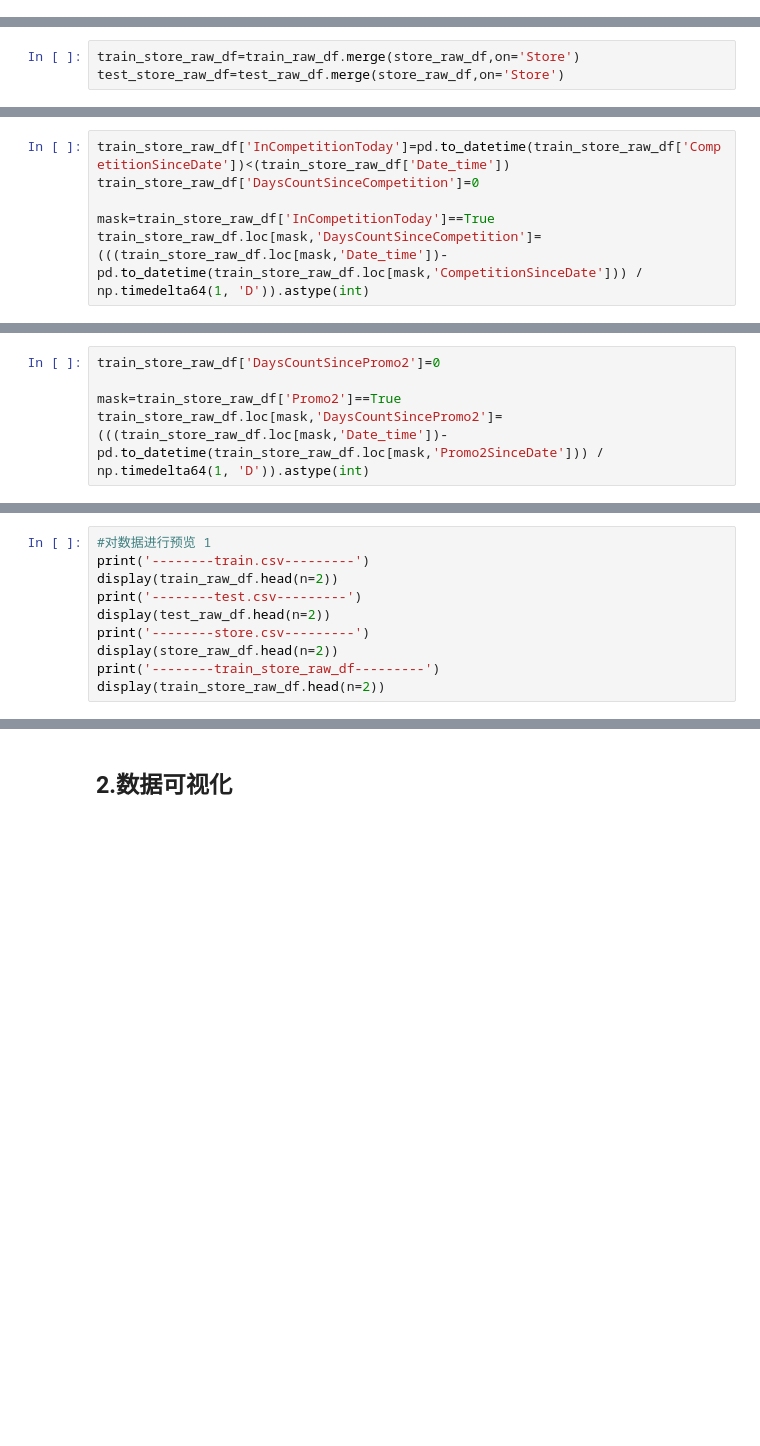
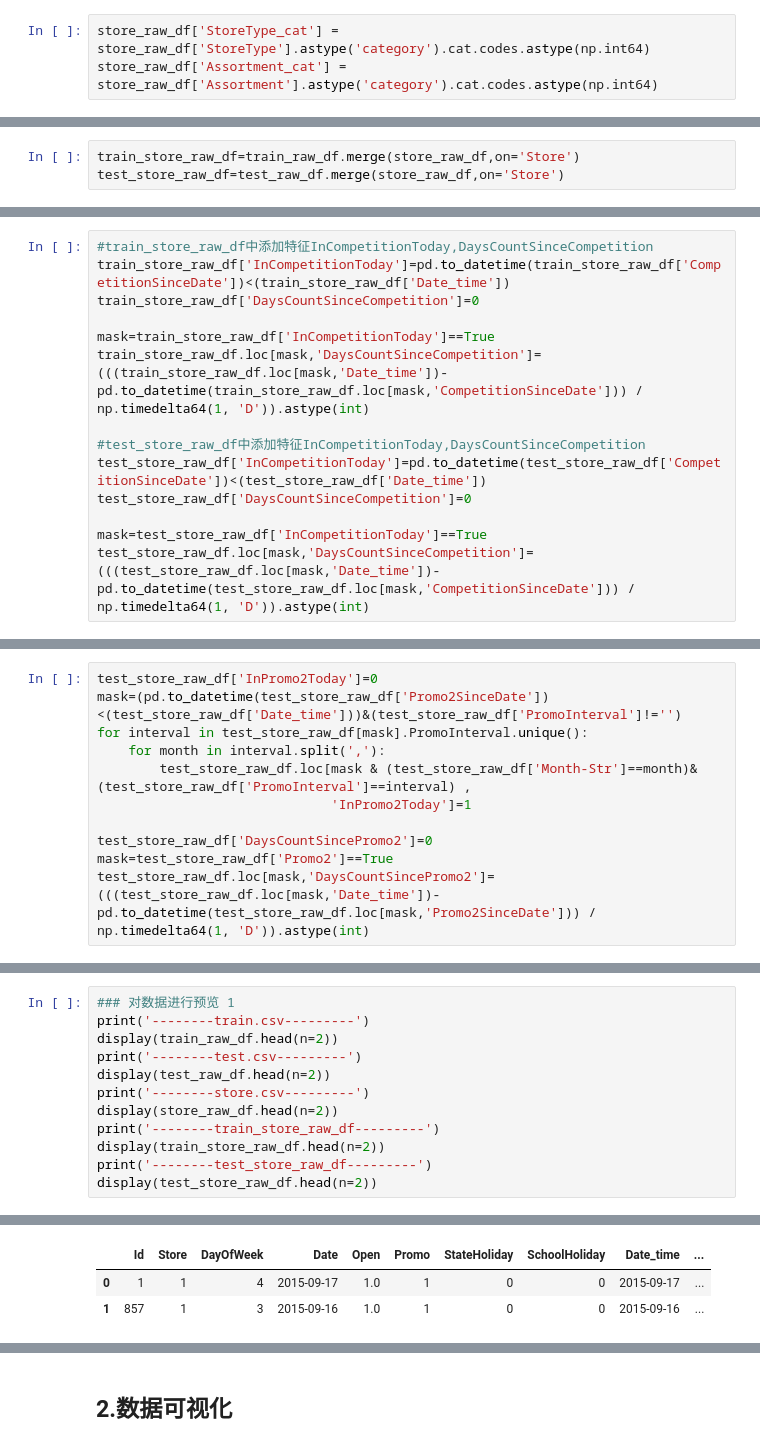
Before and after one commit to apmfifty/capstone, a Jupyter notebook: Rossmann_Store_Sales/Capstone_Project_Rossman_Sales_Prediction_1.ipynb, the cells around one changed output, grey strips where cells are left out. Drawn from its saved outputs; the diff is of its cells as text; blank space fills up the shorter version.

```diff
--- a/Rossmann_Store_Sales/Capstone_Project_Rossman_Sales_Prediction_1.ipynb
+++ b/Rossmann_Store_Sales/Capstone_Project_Rossman_Sales_Prediction_1.ipynb
@@ -203 +286,4 @@ store_raw_df['PromoInterval'].fillna('',inplace=True)
+# %%
+store_raw_df['StoreType_cat'] = store_raw_df['StoreType'].astype('category').cat.codes.astype(np.int64)
+store_raw_df['Assortment_cat'] = store_raw_df['Assortment'].astype('category').cat.codes.astype(np.int64)
 # %% [markdown]
@@ -212,7 +300,15 @@ test_store_raw_df=test_raw_df.merge(store_raw_df,on='Store')
 # %%
+#train_store_raw_df中添加特征InCompetitionToday,DaysCountSinceCompetition
 train_store_raw_df['InCompetitionToday']=pd.to_datetime(train_store_raw_df['CompetitionSinceDate'])<(train_store_raw_df['Date_time'])
 train_store_raw_df['DaysCountSinceCompetition']=0
 
 mask=train_store_raw_df['InCompetitionToday']==True
 train_store_raw_df.loc[mask,'DaysCountSinceCompetition']=(((train_store_raw_df.loc[mask,'Date_time'])-pd.to_datetime(train_store_raw_df.loc[mask,'CompetitionSinceDate'])) / np.timedelta64(1, 'D')).astype(int)
+
+#test_store_raw_df中添加特征InCompetitionToday,DaysCountSinceCompetition
+test_store_raw_df['InCompetitionToday']=pd.to_datetime(test_store_raw_df['CompetitionSinceDate'])<(test_store_raw_df['Date_time'])
+test_store_raw_df['DaysCountSinceCompetition']=0
+
+mask=test_store_raw_df['InCompetitionToday']==True
+test_store_raw_df.loc[mask,'DaysCountSinceCompetition']=(((test_store_raw_df.loc[mask,'Date_time'])-pd.to_datetime(test_store_raw_df.loc[mask,'CompetitionSinceDate'])) / np.timedelta64(1, 'D')).astype(int)
 # %% [markdown]
@@ -229,6 +330,12 @@ for interval in train_store_raw_df[mask].PromoInterval.unique():
 # %%
-train_store_raw_df['DaysCountSincePromo2']=0
+test_store_raw_df['InPromo2Today']=0
+mask=(pd.to_datetime(test_store_raw_df['Promo2SinceDate'])<(test_store_raw_df['Date_time']))&(test_store_raw_df['PromoInterval']!='')
+for interval in test_store_raw_df[mask].PromoInterval.unique():
+    for month in interval.split(','):
+        test_store_raw_df.loc[mask & (test_store_raw_df['Month-Str']==month)&(test_store_raw_df['PromoInterval']==interval) ,
+                              'InPromo2Today']=1
 
-mask=train_store_raw_df['Promo2']==True
-train_store_raw_df.loc[mask,'DaysCountSincePromo2']=(((train_store_raw_df.loc[mask,'Date_time'])-pd.to_datetime(train_store_raw_df.loc[mask,'Promo2SinceDate'])) / np.timedelta64(1, 'D')).astype(int)
+test_store_raw_df['DaysCountSincePromo2']=0
+mask=test_store_raw_df['Promo2']==True
+test_store_raw_df.loc[mask,'DaysCountSincePromo2']=(((test_store_raw_df.loc[mask,'Date_time'])-pd.to_datetime(test_store_raw_df.loc[mask,'Promo2SinceDate'])) / np.timedelta64(1, 'D')).astype(int)
 # %% [markdown]
@@ -236,5 +343,5 @@ train_store_raw_df.loc[mask,'DaysCountSincePromo2']=(((train_store_raw_df.loc[ma
 # %%
-#对数据进行预览 1
+### 对数据进行预览 1
 print('--------train.csv---------')
 display(train_raw_df.head(n=2))
 print('--------test.csv---------')
@@ -243,6 +350,8 @@ print('--------store.csv---------')
 display(store_raw_df.head(n=2))
 print('--------train_store_raw_df---------')
 display(train_store_raw_df.head(n=2))
+print('--------test_store_raw_df---------')
+display(test_store_raw_df.head(n=2))
 # %% [output]
 --------train.csv---------
 |  | Store | DayOfWeek | Date | Sales | Customers | Open | Promo | StateHoliday | SchoolHoliday | ... |
@@ -263,3 +373,6 @@ display(train_store_raw_df.head(n=2))
+|  | Id | Store | DayOfWeek | Date | Open | Promo | StateHoliday | SchoolHoliday | Date_time | ... |
+| 0 | 1 | 1 | 4 | 2015-09-17 | 1.0 | 1 | 0 | 0 | 2015-09-17 | ... |
+| 1 | 857 | 1 | 3 | 2015-09-16 | 1.0 | 1 | 0 | 0 | 2015-09-16 | ... |
 # %%
 #对数据进行预览 2
 print('--------train.csv---------')
```
Also changed, not shown: parts of 55 cells of this notebook.
